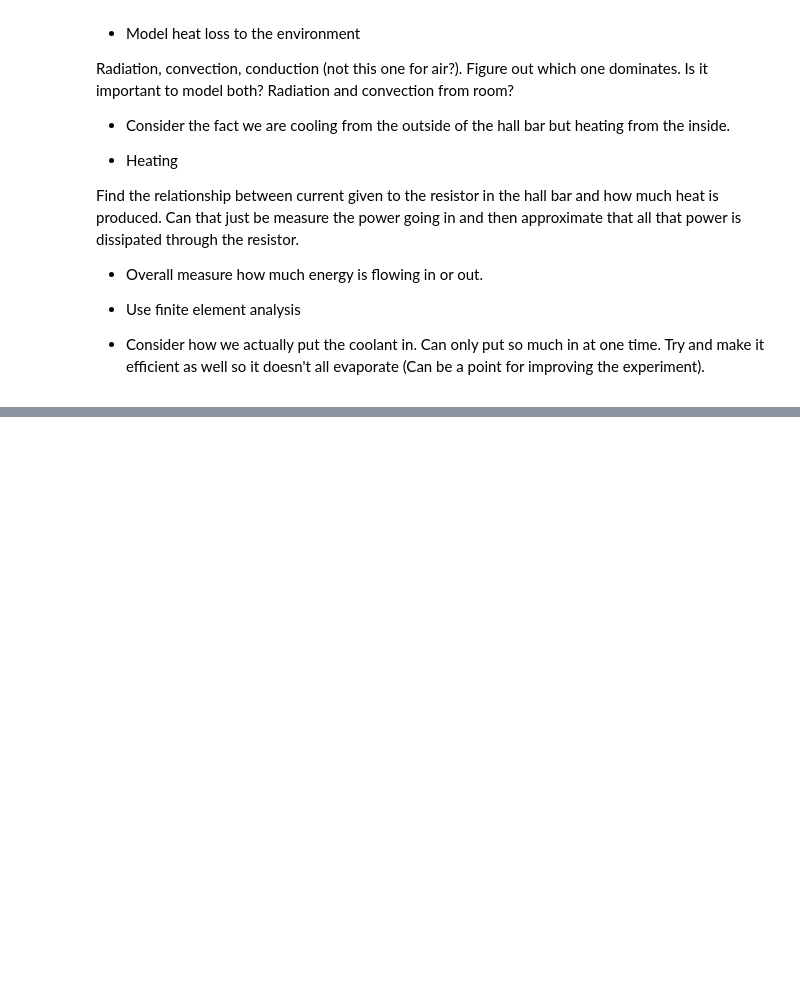
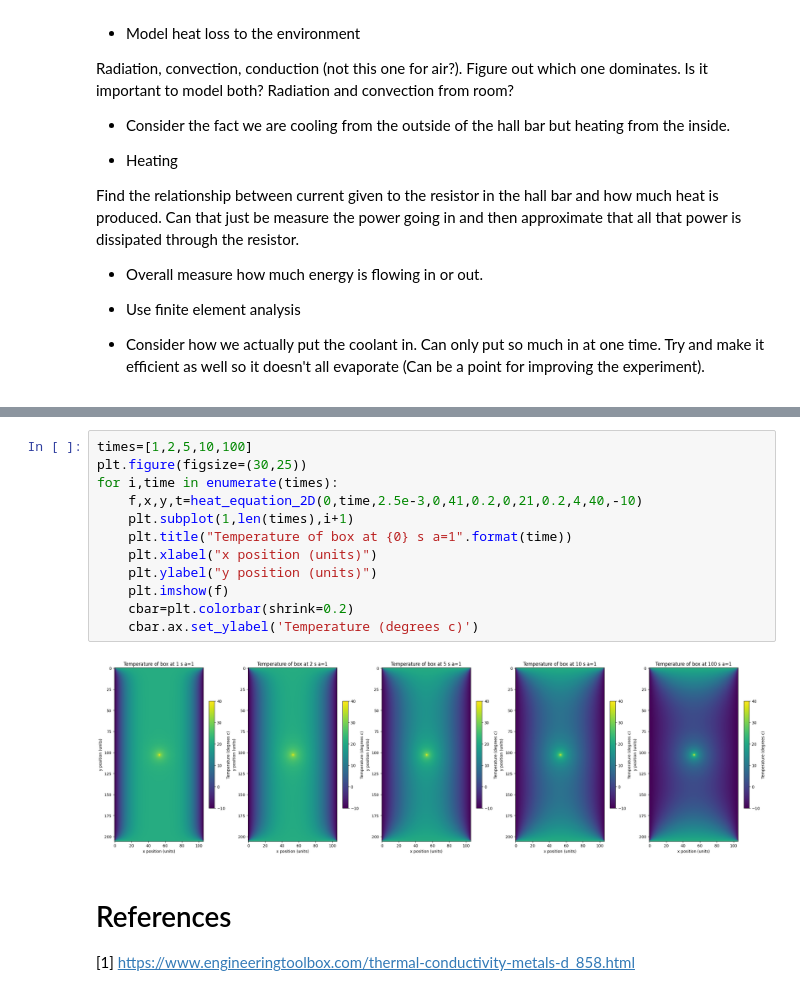
Before and after one commit to mairi-m/Hall-Effect-Project, a Jupyter notebook: Simulation.ipynb, the cells around one changed output, grey strips where cells are left out. Drawn from its saved outputs; the diff is of its cells as text; blank space fills up the shorter version.

```diff
--- a/Simulation.ipynb
+++ b/Simulation.ipynb
@@ -55,0 +197,17 @@ Read wikipedia page do we use the heat transfer function from numerical methods?
+# %%
+times=[1,2,5,10,100]
+plt.figure(figsize=(30,25))
+for i,time in enumerate(times):
+    f,x,y,t=heat_equation_2D(0,time,2.5e-3,0,41,0.2,0,21,0.2,4,40,-10)
+    plt.subplot(1,len(times),i+1)
+    plt.title("Temperature of box at {0} s a=1".format(time))
+    plt.xlabel("x position (units)")
+    plt.ylabel("y position (units)")
+    plt.imshow(f)
+    cbar=plt.colorbar(shrink=0.2)
+    cbar.ax.set_ylabel('Temperature (degrees c)')
+# %% [output]
+[figure, added]
+# %% [markdown]
+# References
+[1] https://www.engineeringtoolbox.com/thermal-conductivity-metals-d_858.html
```
Also changed, not shown: parts of 7 cells of this notebook.
